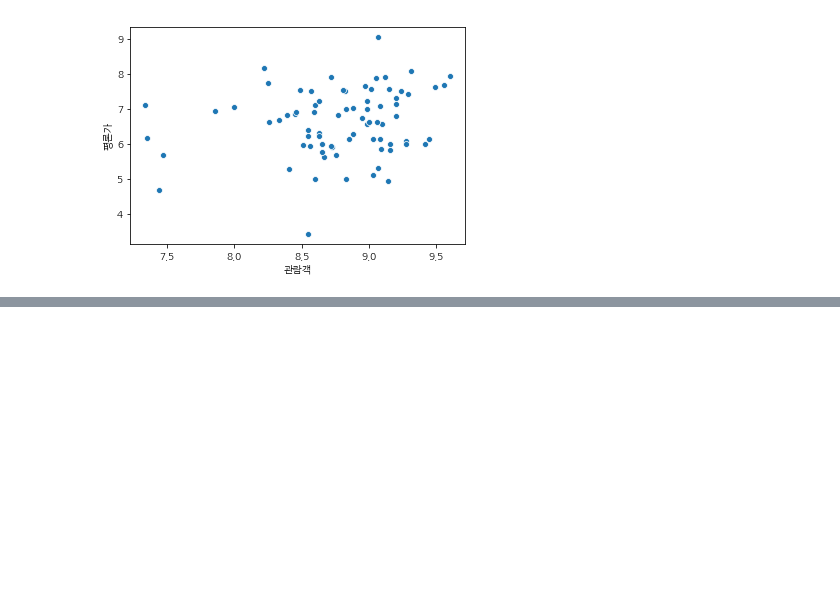
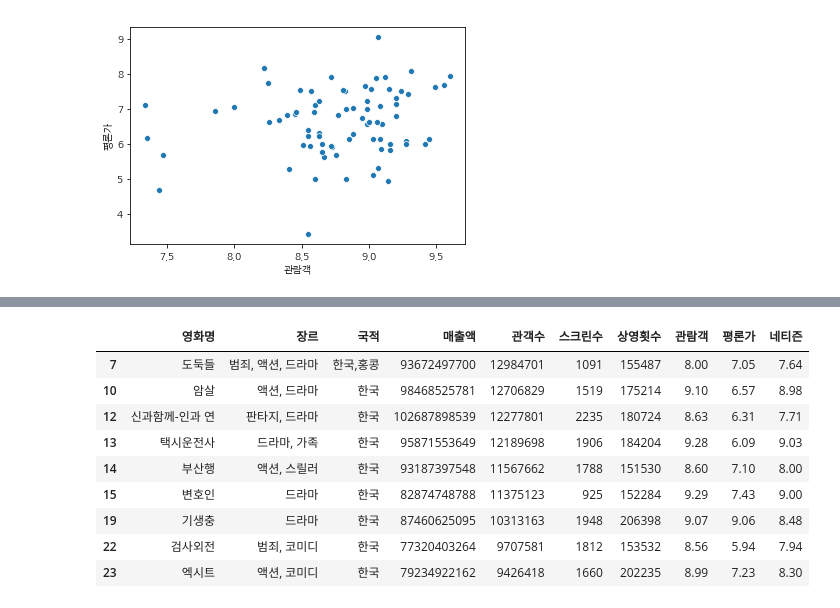
Before and after one commit to SJinLee/moviedj, a Jupyter notebook: 01.check_data_movie.ipynb, the cells around one changed output, grey strips where cells are left out. Saved outputs shown, nothing was run; the diff lists cells and outputs as text; code cells hidden in the pictures; blank space fills up the shorter version.

Commit message:
kmeans

```diff
--- a/01.check_data_movie.ipynb
+++ b/01.check_data_movie.ipynb
@@ -137,0 +164,8 @@ sns.scatterplot(x="관람객", y="평론가", data=df, palette="Set2")
+# %%
+df_a = df[['매출액', '관객수', '스크린수', '상영횟수', '관람객', '평론가', '네티즌']].copy()
+df_a['대표국적_미국'] = (df['대표국적'] == '미국') * 1
+df_a['대표국적_한국'] = (df['대표국적'] == '한국') * 1
+# %%
+idx = ~df_a.isnull().any(axis=1)
+df_b = df_a.loc[idx]
+df_b.shape
@@ -137,0 +174,8 @@ sns.scatterplot(x="관람객", y="평론가", data=df, palette="Set2")
+# %%
+from sklearn.preprocessing import MinMaxScaler
+mms = MinMaxScaler()
+X = mms.fit_transform(df_b)
+# %%
+from sklearn.cluster import KMeans
+km = KMeans(n_clusters=9,random_state=2)
+km.fit(X)
@@ -137,0 +203,15 @@ sns.scatterplot(x="관람객", y="평론가", data=df, palette="Set2")
+# %%
+n = 2
+idx2 = df_b.index[km.labels_==n]
+df.loc[idx2,df.columns[:-20]][['영화명','장르','국적','매출액', '관객수', '스크린수', '상영횟수', '관람객', '평론가', '네티즌']]
+# %% [output]
+|  | 영화명 | 장르 | 국적 | 매출액 | 관객수 | 스크린수 | 상영횟수 | 관람객 | 평론가 | 네티즌 |
+| 7 | 도둑들 | 범죄, 액션, 드라마 | 한국,홍콩 | 93672497700 | 12984701 | 1091 | 155487 | 8.00 | 7.05 | 7.64 |
+| 10 | 암살 | 액션, 드라마 | 한국 | 98468525781 | 12706829 | 1519 | 175214 | 9.10 | 6.57 | 8.98 |
+| 12 | 신과함께-인과 연 | 판타지, 드라마 | 한국 | 102687898539 | 12277801 | 2235 | 180724 | 8.63 | 6.31 | 7.71 |
+| 13 | 택시운전사 | 드라마, 가족 | 한국 | 95871553649 | 12189698 | 1906 | 184204 | 9.28 | 6.09 | 9.03 |
+| 14 | 부산행 | 액션, 스릴러 | 한국 | 93187397548 | 11567662 | 1788 | 151530 | 8.60 | 7.10 | 8.00 |
+| 15 | 변호인 | 드라마 | 한국 | 82874748788 | 11375123 | 925 | 152284 | 9.29 | 7.43 | 9.00 |
+| 19 | 기생충 | 드라마 | 한국 | 87460625095 | 10313163 | 1948 | 206398 | 9.07 | 9.06 | 8.48 |
+| 22 | 검사외전 | 범죄, 코미디 | 한국 | 77320403264 | 9707581 | 1812 | 153532 | 8.56 | 5.94 | 7.94 |
+| 23 | 엑시트 | 액션, 코미디 | 한국 | 79234922162 | 9426418 | 1660 | 202235 | 8.99 | 7.23 | 8.30 |
```
Also changed, not shown: parts of 9 cells of this notebook, 2 other files.
